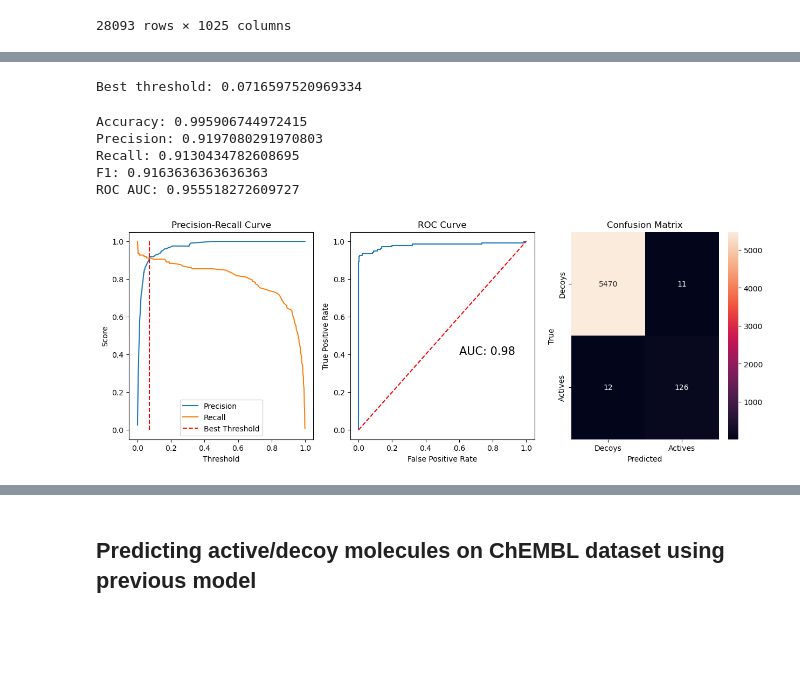
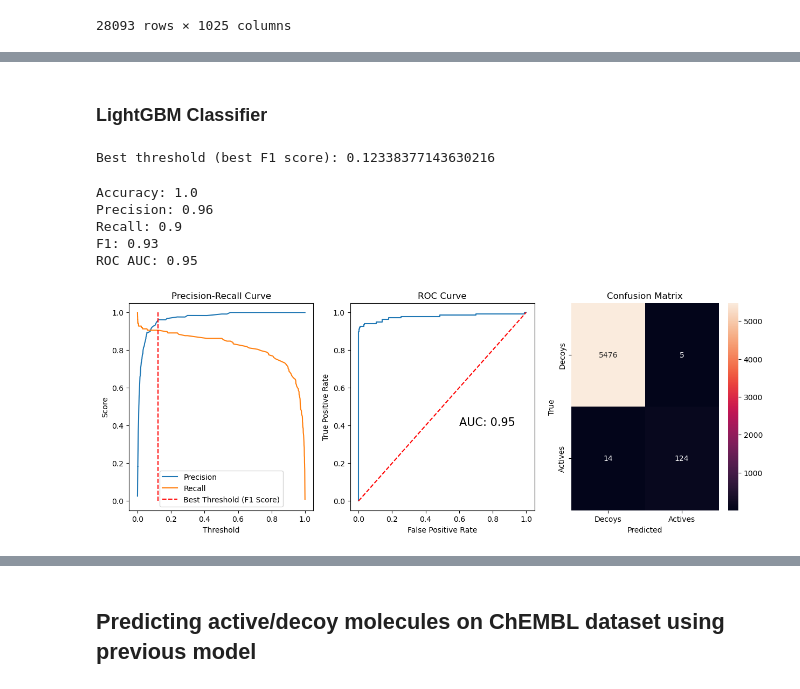
Before and after one commit to lich-uct/cdd2023, a Jupyter notebook: vmelichar/project.ipynb, the cells around one changed output, grey strips where cells are left out. Cells and saved outputs as stored; diff of their text form; code cells hidden in the pictures; blank space fills up the shorter version.

```diff
--- a/vmelichar/project.ipynb
+++ b/vmelichar/project.ipynb
@@ -201,7 +201,7 @@ X = fp_df_c.drop("Source", axis=1)
 y = fp_df_c["Source"]
 
 X_train, X_test, y_train, y_test = train_test_split(X, y, test_size=0.2, random_state=42)
-X_train, X_val, y_train, y_val = train_test_split(X_train, y_train, test_size=0.25, random_state=42)
+X_train, X_val, y_train, y_val = train_test_split(X_train, y_train, test_size=0.2, random_state=42)
 
 X_train.shape, y_train.shape, X_test.shape, y_test.shape, X_val.shape, y_val.shape
 # %% [output]
@@ -208,0 +211,15 @@ X_train.shape, y_train.shape, X_test.shape, y_test.shape, X_val.shape, y_val.sha
+# %%
+# do random forest
+from sklearn.ensemble import RandomForestClassifier
+from sklearn.metrics import confusion_matrix, roc_auc_score, roc_curve, precision_recall_curve
+from sklearn.metrics import accuracy_score, precision_score, recall_score, f1_score
+
+rf = RandomForestClassifier(n_estimators=100, random_state=42, n_jobs=-1)
+rf.fit(X_train, y_train)
+
+y_pred_rf = rf.predict(X_test)
+y_pred_proba_rf = rf.predict_proba(X_test)[:,1]
+
+precision, recall, thresholds = precision_recall_curve(y_test.astype(int), y_pred_proba_rf)
+threshold = thresholds[np.argmax((2 * precision * recall) / (precision + recall))]
+print(f"Best threshold (best F1 score): {threshold}")
@@ -209,14 +284,15 @@ X_train.shape, y_train.shape, X_test.shape, y_test.shape, X_val.shape, y_val.sha
+# %% [markdown]
+### LightGBM Classifier
 # %%
 # do lgbm classification
 import lightgbm as lgb
-from sklearn.metrics import accuracy_score, precision_score, recall_score, f1_score, roc_auc_score, roc_curve
 
 lgb_train = lgb.Dataset(X_train, y_train)
 lgb_eval = lgb.Dataset(X_val, y_val, reference=lgb_train)
 
 params = {
     'objective': 'binary',
-    'metric': 'binary_logloss',
+    'metric': 'cross_entropy',
     'verbose': -1
 }
 
@@ -225,10 +301,8 @@ gbm = lgb.train(params, lgb_train, num_boost_round=100, valid_sets=lgb_eval, ear
 y_pred = gbm.predict(X_test, num_iteration=gbm.best_iteration)
 
 # find best threshold
-from sklearn.metrics import precision_recall_curve
-
 precision, recall, thresholds = precision_recall_curve(y_test, y_pred)
-threshold = thresholds[np.argmax(precision[:-1] == recall[:-1])]
-print(f"Best threshold: {threshold}")
+threshold = thresholds[np.argmax((2 * precision * recall) / (precision + recall))]
+print(f"Best threshold (best F1 score): {threshold}")
 # %% [output]
-Best threshold: 0.0716597520969334
+Best threshold (best F1 score): 0.12338377143630216
@@ -238,48 +360,45 @@ fig, (ax1, ax2, ax3) = plt.subplots(1, 3, figsize=(15,5))
 
 ax1.plot(thresholds, precision[:-1], label="Precision")
 ax1.plot(thresholds, recall[:-1], label="Recall")
-ax1.vlines(threshold, 0, 1, linestyles='--', color='red', label="Best Threshold")
+ax1.vlines(threshold, 0, 1, linestyles='--', color='red', label="Best Threshold (F1 Score)")
 ax1.set_xlabel("Threshold")
 ax1.set_ylabel("Score")
 ax1.set_title("Precision-Recall Curve")
 ax1.legend()
 
 # plot roc curve
 fpr, tpr, _ = roc_curve(y_test, y_pred)
 
 ax2.plot(fpr, tpr)
 ax2.plot([0,1], [0,1], linestyle='--', color='red')
 ax2.set_xlabel("False Positive Rate")
 ax2.set_ylabel("True Positive Rate")
 ax2.set_title("ROC Curve")
 # auc score in plot
+y_pred = y_pred > threshold
 ax2.text(0.6, 0.4, f"AUC: {roc_auc_score(y_test, y_pred).round(2)}", fontsize=15)
 
 # print metrics for best threshold
-y_pred = y_pred > threshold
-
-print(f"Accuracy: {accuracy_score(y_test, y_pred)}")
-print(f"Precision: {precision_score(y_test, y_pred)}")
-print(f"Recall: {recall_score(y_test, y_pred)}")
-print(f"F1: {f1_score(y_test, y_pred)}")
-print(f"ROC AUC: {roc_auc_score(y_test, y_pred)}")
+print(f"Accuracy: {accuracy_score(y_test, y_pred).round(2)}")
+print(f"Precision: {precision_score(y_test, y_pred).round(2)}")
+print(f"Recall: {recall_score(y_test, y_pred).round(2)}")
+print(f"F1: {f1_score(y_test, y_pred).round(2)}")
+print(f"ROC AUC: {roc_auc_score(y_test, y_pred).round(2)}")
 
 # plot confusion matrix
-from sklearn.metrics import confusion_matrix
-
 cm = confusion_matrix(y_test, y_pred)
 
 sns.heatmap(cm, annot=True, fmt='g')
 ax3.set_xlabel("Predicted")
 ax3.set_ylabel("True")
 ax3.set_title("Confusion Matrix")
 ax3.xaxis.set_ticklabels(['Decoys', 'Actives'])
 ax3.yaxis.set_ticklabels(['Decoys', 'Actives'])
 plt.show()
 # %% [output]
-Accuracy: 0.995906744972415
-Precision: 0.9197080291970803
-Recall: 0.9130434782608695
-F1: 0.9163636363636363
-ROC AUC: 0.955518272609727
+Accuracy: 1.0
+Precision: 0.96
+Recall: 0.9
+F1: 0.93
+ROC AUC: 0.95
-[figure, old version]
+[figure, new version]
```
Also changed, not shown: parts of 17 cells of this notebook.
